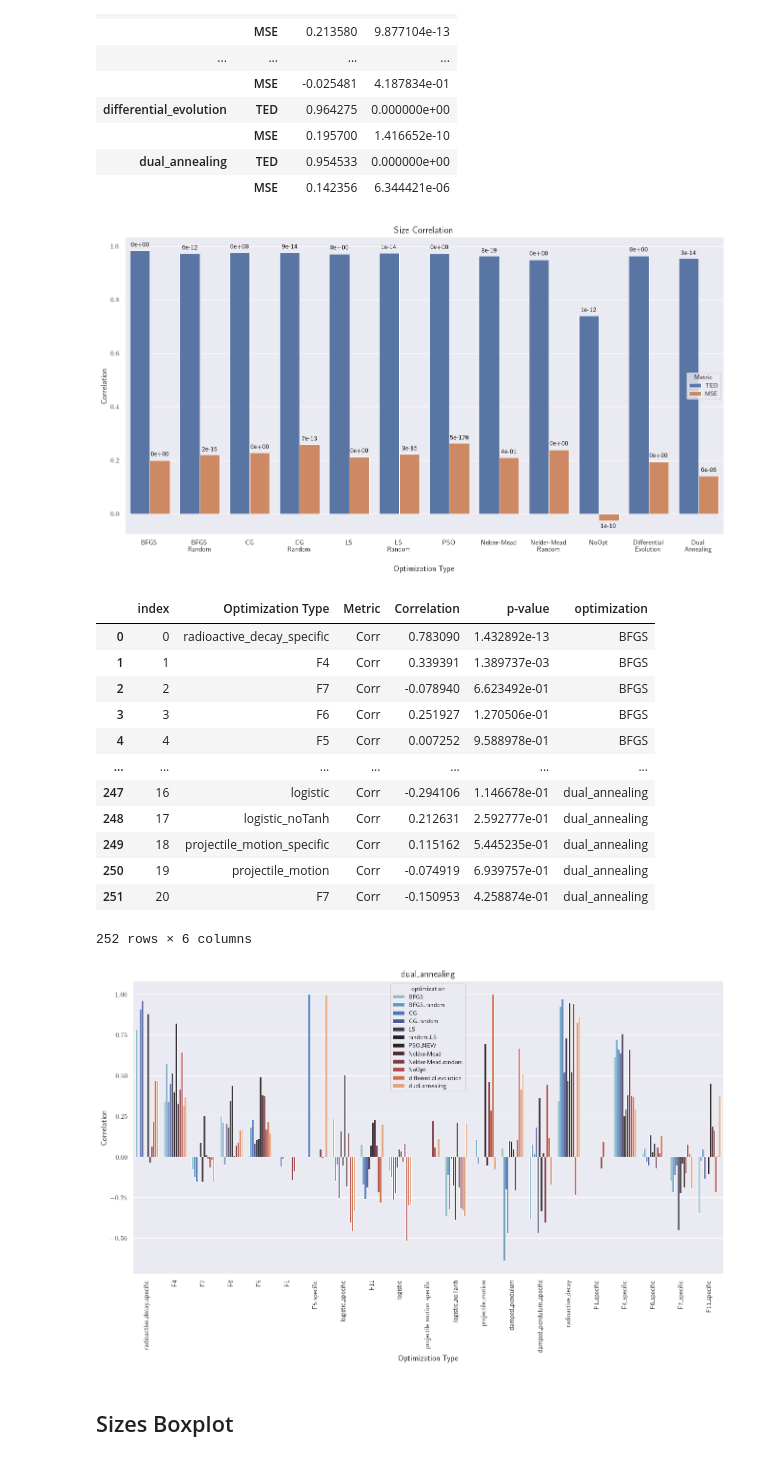
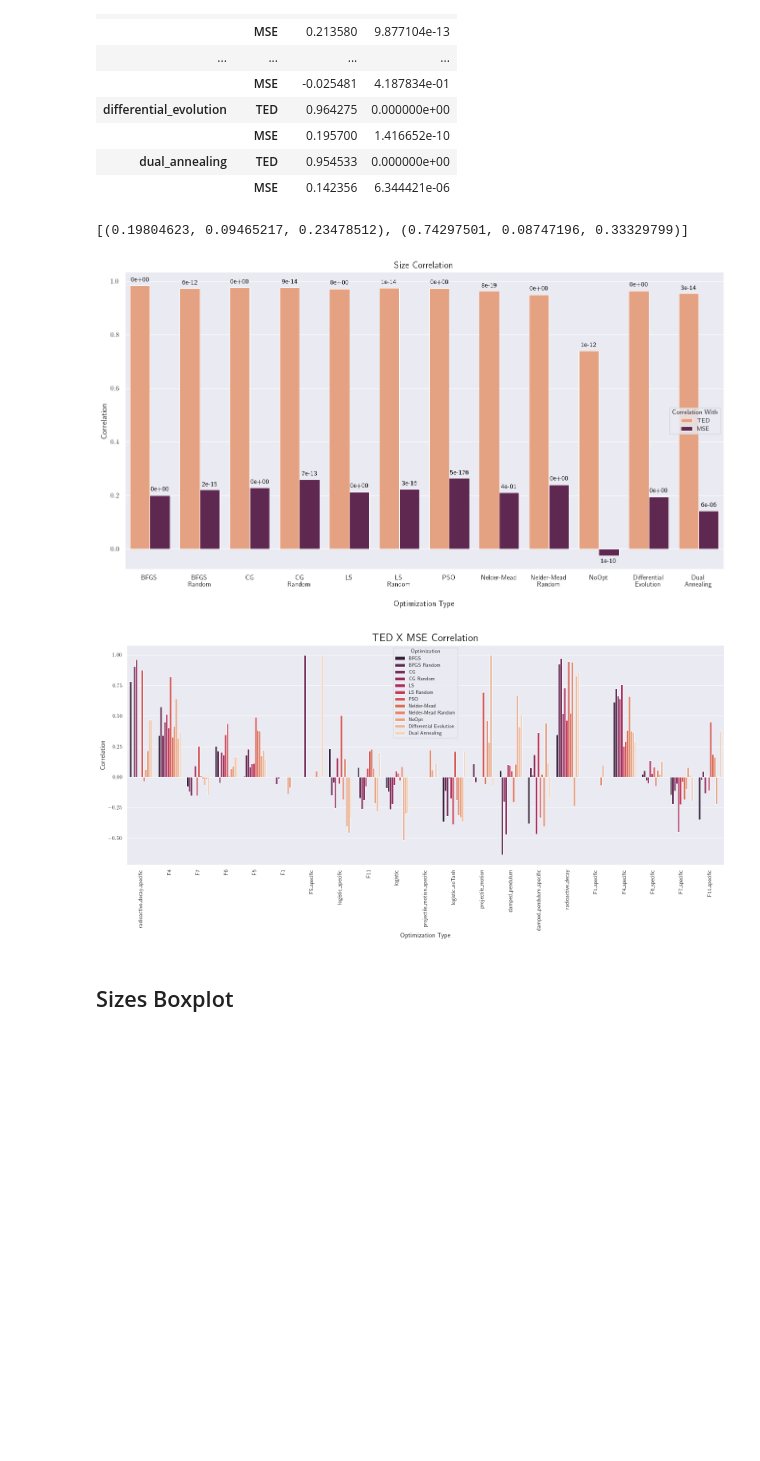
Before and after one commit to Guilherme-Ataliba/CSOWP-Symbolic-Regression, a Jupyter notebook: Article/figures.ipynb, the cells around one changed output. Saved outputs shown, nothing was run; the diff lists cells and outputs as text; code cells hidden in the pictures; blank space fills up the shorter version.

```diff
--- a/Article/figures.ipynb
+++ b/Article/figures.ipynb
@@ -0,0 +17,19 @@
+# %%
+
+
+x = smp.symbols("x")
+
+expr = 3*x**2*(2*smp.pi*x*(smp.sin(3*x+x/2)/(x**2)) + 1e-6 )
+display(expr)
+
+expr = expr.simplify()
+display(expr)
+print(smp.latex(expr))
+
+expr = smp.nsimplify(expr, tolerance=1e-5).evalf(20)
+display(expr)
+print(smp.latex(expr))
+
+expr = recursive_simplify_evalf(expr)
+display(expr)
+print(smp.latex(expr))
@@ -221,3 +309,11 @@ for value, row in zip(expected_data.index, expected_data["size"]):
+# %%
+R2 = []
+
+for index, row in ted_data.iterrows():
+    R2_score = 1 - row.MSE/var_true_data[row.problem]
+    R2.append(R2_score)
+
+ted_data["R2"] = R2
 # %%
 def TED_MSE_table(optimization, ted_threshold=3, MSE_threshold=1e-6):
     values = optimization[["TED", "MSE"]]
@@ -730,6 +927,10 @@ opt_table_df
 |  | MSE | 0.195700 | 1.416652e-10 |
 | dual_annealing | TED | 0.954533 | 0.000000e+00 |
 |  | MSE | 0.142356 | 6.344421e-06 |
+# %%
+[rocket_palette_d[0],rocket_palette_d[4]]
+# %% [output]
+[(0.19804623, 0.09465217, 0.23478512), (0.74297501, 0.08747196, 0.33329799)]
 # %%
 def break_labels(label):
     return label.replace(" ", "\n")
@@ -738,11 +939,12 @@ plt.figure(figsize=(16, 8))
 
 opt_table_df_reset = opt_table_df.reset_index()
 
-sns.barplot(x="Optimization Type", y="Correlation", hue="Metric", data=opt_table_df_reset)
+sns.barplot(x="Optimization Type", y="Correlation", hue="Metric", data=opt_table_df_reset, palette=rocket_palette_d[9:0:-8])
 plt.title("Size Correlation")
 x_labels = [break_labels(opt_names[label.get_text()]) for label in plt.gca().get_xticklabels()]
 plt.gca().set_xticklabels(x_labels)
 plt.gca().xaxis.labelpad = 20
+plt.legend(title="Correlation With")
 
 # Adding the "p-value" information above each bar
 for i, bar in enumerate(plt.gca().patches):
@@ -769,55 +971,53 @@ for i, bar in enumerate(plt.gca().patches):
 plt.savefig("figures/size_correlation", dpi=300)
 plt.show()
 # %% [output]
-[figure, old version]
+[figure, new version]
 # %%
 def corr_table(data):
     TED_corr = scipy.stats.pearsonr(data["MSE"], data["TED"])
 
     corr_df = pd.DataFrame({"Correlation": [TED_corr[0]], "p-value": [TED_corr[1]]}, index=["Corr"])
 
     return corr_df
 
 outer_all = []
 for opt in ted_data["optimization"].unique():
     opt_data = ted_data[ted_data["optimization"] == opt]
 
     all_tables = []
     for problem in opt_data["problem"].unique():
         filt_data = opt_data[opt_data["problem"] == problem]
         table = corr_table(filt_data)
         table.index = pd.MultiIndex.from_product([[problem], table.index], names=["Optimization Type", "Metric"])
         all_tables.append(table)
 
     opt_table_df = pd.concat(all_tables).reset_index()
     opt_table_df["optimization"] = opt
     # display(opt_table_df)
 
     outer_all.append(opt_table_df)
 
 outer_table = pd.concat(outer_all).reset_index()
-display(outer_table)
+
+opt_titles = []
+for row in outer_table.optimization:
+    opt_titles.append(opt_names[row])
+
+outer_table["opt_title"] = opt_titles
+
+# display(outer_table)
+
 
 plt.figure(figsize=(16, 8))
 
-sns.barplot(x="Optimization Type", y="Correlation", hue="optimization", data=outer_table, palette="icefire")
-plt.title(opt)
+sns.barplot(x="Optimization Type", y="Correlation", hue="opt_title", data=outer_table, palette=rocket_palette_d)
+plt.title("TED X MSE Correlation", fontsize=20)
 plt.xticks(rotation=90)
+plt.legend(title="Optimization", loc="upper center")
+plt.tight_layout()
+plt.savefig("figures/TED_MSE_Correlation", dpi=300)
 plt.show()
 # %% [output]
-|  | index | Optimization Type | Metric | Correlation | p-value | optimization |
-| 0 | 0 | radioactive_decay_specific | Corr | 0.783090 | 1.432892e-13 | BFGS |
-| 1 | 1 | F4 | Corr | 0.339391 | 1.389737e-03 | BFGS |
-| 2 | 2 | F7 | Corr | -0.078940 | 6.623492e-01 | BFGS |
-| 3 | 3 | F6 | Corr | 0.251927 | 1.270506e-01 | BFGS |
-| 4 | 4 | F5 | Corr | 0.007252 | 9.588978e-01 | BFGS |
-| ... | ... | ... | ... | ... | ... | ... |
-| 247 | 16 | logistic | Corr | -0.294106 | 1.146678e-01 | dual_annealing |
-| 248 | 17 | logistic_noTanh | Corr | 0.212631 | 2.592777e-01 | dual_annealing |
-| 249 | 18 | projectile_motion_specific | Corr | 0.115162 | 5.445235e-01 | dual_annealing |
-| 250 | 19 | projectile_motion | Corr | -0.074919 | 6.939757e-01 | dual_annealing |
-| 251 | 20 | F7 | Corr | -0.150953 | 4.258874e-01 | dual_annealing |
-252 rows × 6 columns
-[figure, old version]
+[figure, new version]
 # %% [markdown]
 ## Sizes Boxplot
```
Also changed, not shown: parts of 14 cells of this notebook, 19 other files.
